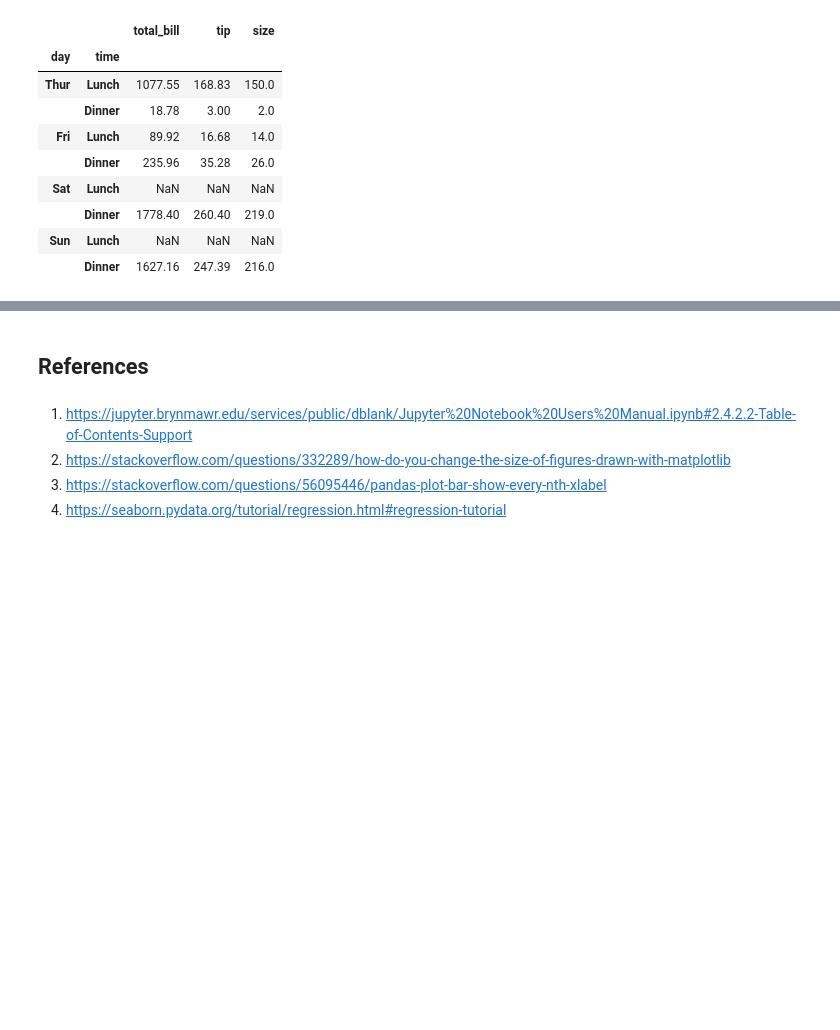
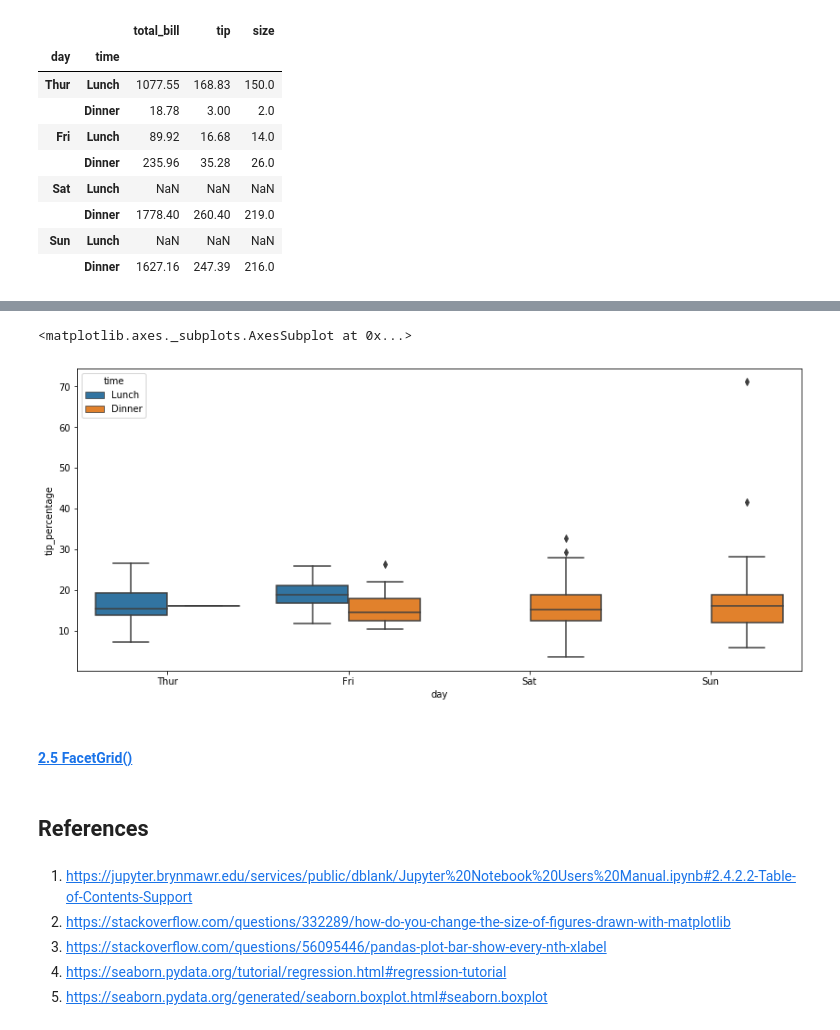
Before and after one commit to BarryClarke/Fundamentals---Assessment-2019, a Jupyter notebook: Tips dataset.ipynb, the cells around one changed output, grey strips where cells are left out. Saved outputs shown, nothing was run; the diff lists cells and outputs as text; code cells hidden in the pictures; blank space fills up the shorter version.

```diff
--- a/Tips dataset.ipynb
+++ b/Tips dataset.ipynb
@@ -214,8 +204,8 @@ sns.relplot(x="total_bill", y="tip_percentage", hue="time", data=tips2)
 # %%
 # Select only certain columns to best sumarize the overall figures
-tips = tips.loc[:, ['total_bill', 'tip', 'day', 'time', 'size']]
+tips3 = tips.loc[:, ['total_bill', 'tip', 'day', 'time', 'size']]
 # Group the total figures based on day and meal time
-tips.groupby(['day', 'time']).sum()
+tips3.groupby(['day', 'time']).sum()
 # %% [output]
 |  |  | total_bill | tip | size |
 | day | time |  |  |  |
@@ -232,3 +249,11 @@ tips.groupby(['day', 'time']).sum()
+# %%
+# Use boxplot function to compare tip percentage across days and meal times, including outliers
+sns.boxplot(x="day", y="tip_percentage", hue="time", data=tips)
+# %% [output]
+<matplotlib.axes._subplots.AxesSubplot at 0x...>
+[figure, added]
+# %% [markdown]
+#### [2.5 FacetGrid()](https://seaborn.pydata.org/generated/seaborn.FacetGrid.html?highlight=facetgrid)
 # %% [markdown]
 ## References
 # %% [markdown]
@@ -236,3 +261,4 @@ tips.groupby(['day', 'time']).sum()
 2. https://stackoverflow.com/questions/332289/how-do-you-change-the-size-of-figures-drawn-with-matplotlib
 3. https://stackoverflow.com/questions/56095446/pandas-plot-bar-show-every-nth-xlabel
 4. https://seaborn.pydata.org/tutorial/regression.html#regression-tutorial
+5. https://seaborn.pydata.org/generated/seaborn.boxplot.html#seaborn.boxplot
```
Also changed, not shown: parts of 19 cells of this notebook.
